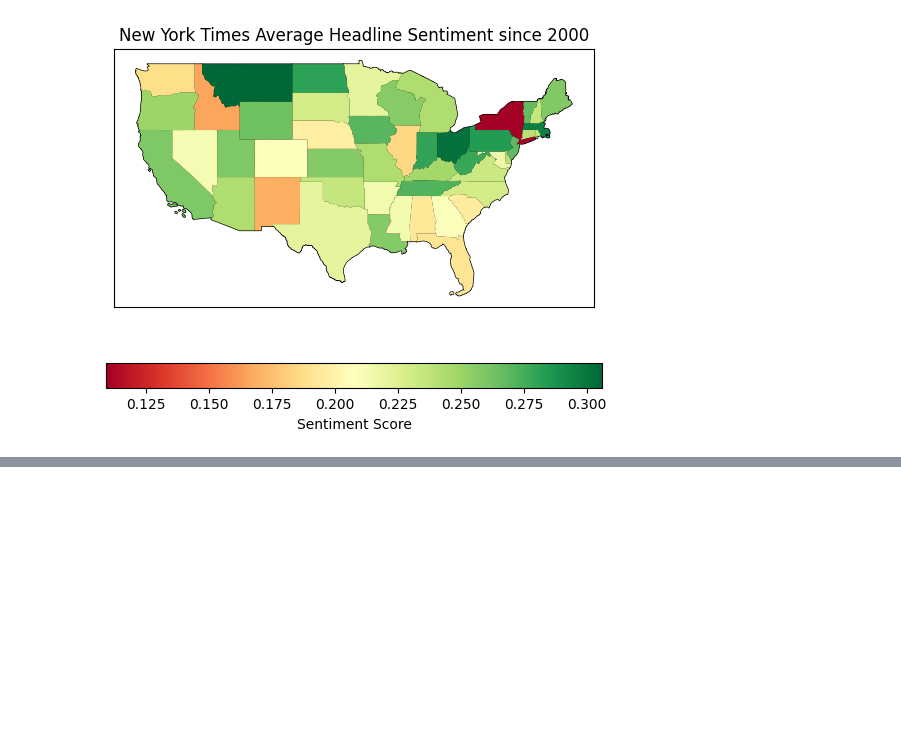
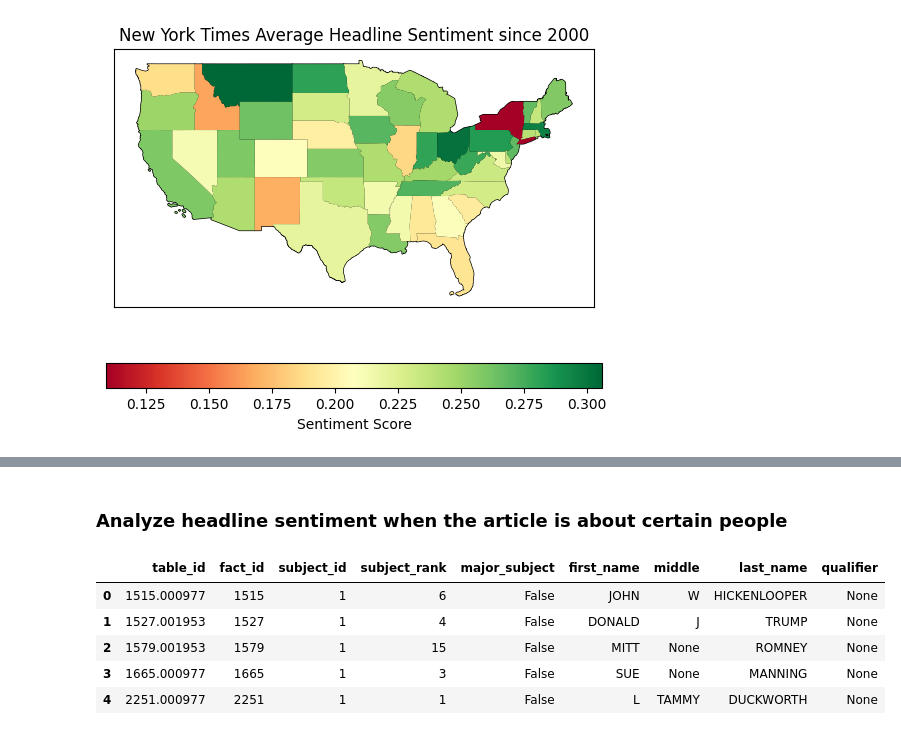
Before and after one commit to samlawson1/news, a Jupyter notebook: analysis/Data_Analysis.ipynb, the cells around one changed output, grey strips where cells are left out. Cells and saved outputs as stored; diff of their text form; code cells hidden in the pictures; blank space fills up the shorter version.

```diff
--- a/analysis/Data_Analysis.ipynb
+++ b/analysis/Data_Analysis.ipynb
@@ -127,0 +157,13 @@ Name: headline_sentiment_score, dtype: float32
+# %% [markdown]
+### Analyze headline sentiment when the article is about certain people
+# %%
+subject_people = spark.sql('SELECT * FROM nyt.db.subject_people')
+subject_people = subject_people.toPandas()
+subject_people.head()
+# %% [output]
+|  | table_id | fact_id | subject_id | subject_rank | major_subject | first_name | middle | last_name | qualifier |
+| 0 | 1515.000977 | 1515 | 1 | 6 | False | JOHN | W | HICKENLOOPER | None |
+| 1 | 1527.001953 | 1527 | 1 | 4 | False | DONALD | J | TRUMP | None |
+| 2 | 1579.001953 | 1579 | 1 | 15 | False | MITT | None | ROMNEY | None |
+| 3 | 1665.000977 | 1665 | 1 | 3 | False | SUE | None | MANNING | None |
+| 4 | 2251.000977 | 2251 | 1 | 1 | False | L | TAMMY | DUCKWORTH | None |
```
Also changed, not shown: parts of 16 cells of this notebook.
